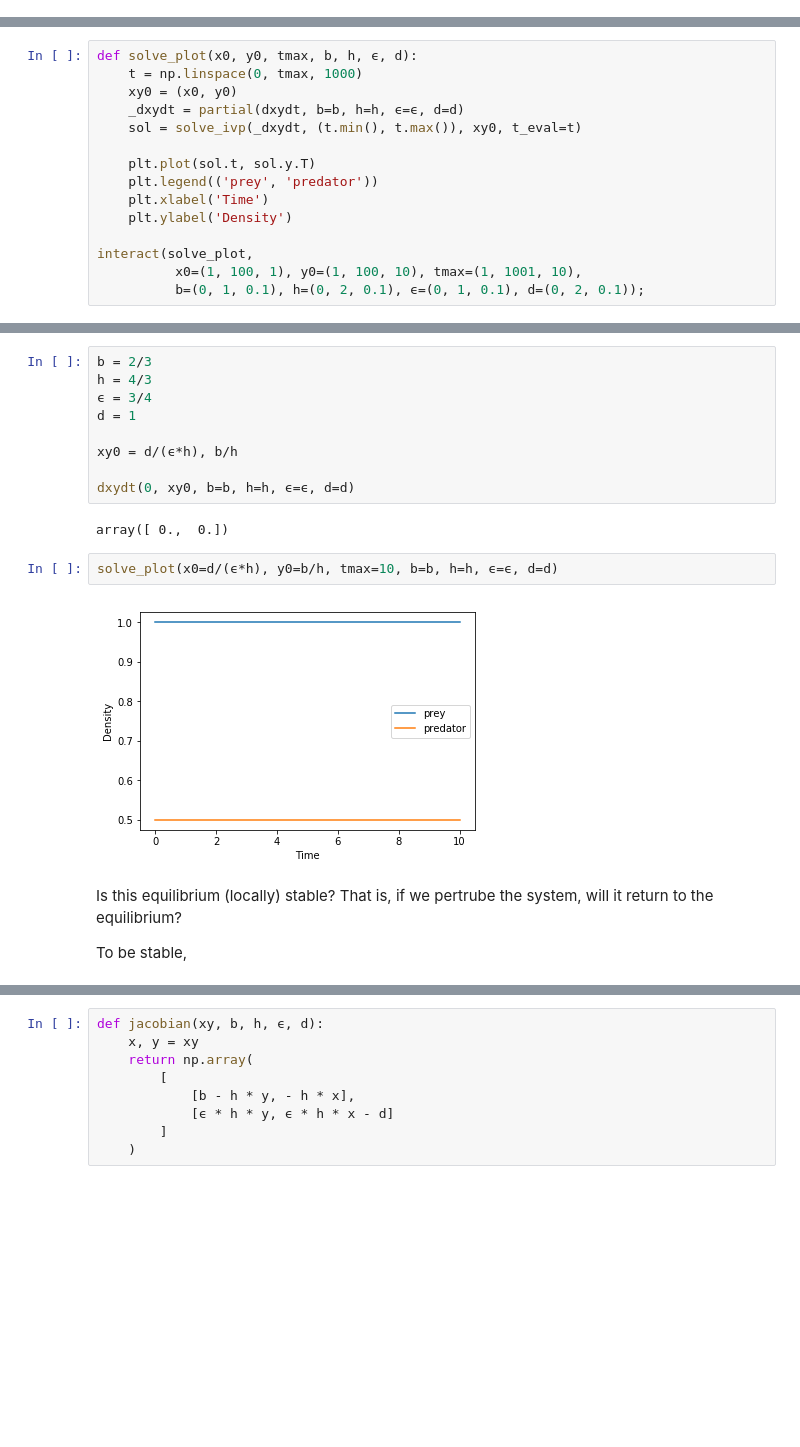
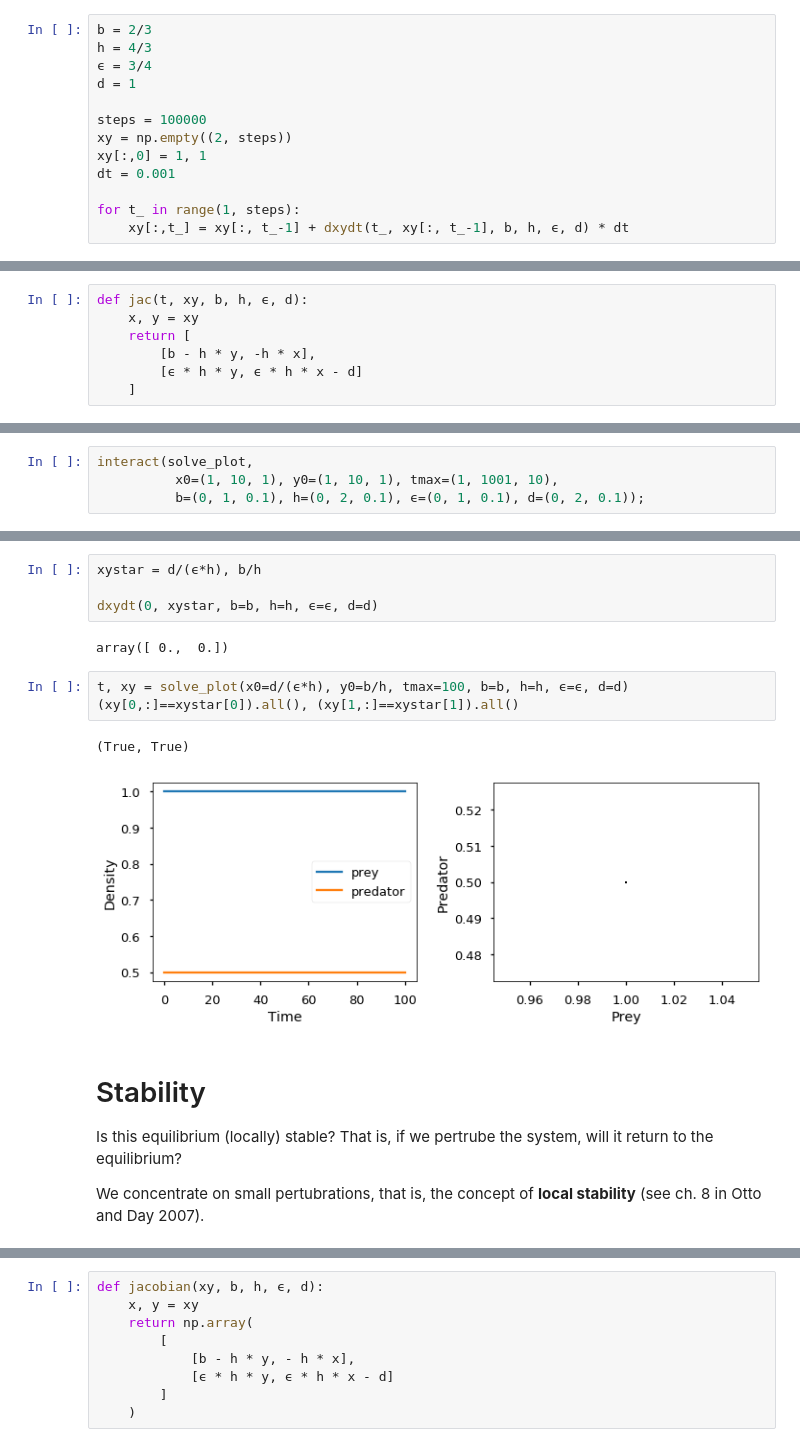
Before and after one commit to yoavram/SciComPy, a Jupyter notebook: notebooks/predator-prey.ipynb, the cells around one changed output, grey strips where cells are left out. Cells and saved outputs as stored; diff of their text form; blank space fills up the shorter version.

Commit message:
predator prey session first draft

```diff
--- a/notebooks/predator-prey.ipynb
+++ b/notebooks/predator-prey.ipynb
@@ -71,0 +52,13 @@ We can explore the dynamics for different values using `interact`:
+# %%
+b = 2/3
+h = 4/3
+ϵ = 3/4
+d = 1
+
+steps = 100000
+xy = np.empty((2, steps))
+xy[:,0] = 1, 1
+dt = 0.001
+
+for t_ in range(1, steps):
+    xy[:,t_] = xy[:, t_-1] + dxydt(t_, xy[:, t_-1], b, h, ϵ, d) * dt
@@ -71,0 +83,7 @@ We can explore the dynamics for different values using `interact`:
+# %%
+def jac(t, xy, b, h, ϵ, d):
+    x, y = xy
+    return [
+        [b - h * y, -h * x],
+        [ϵ * h * y, ϵ * h * x - d]
+    ]
@@ -72,17 +134,6 @@ We can explore the dynamics for different values using `interact`:
 # %%
-def solve_plot(x0, y0, tmax, b, h, ϵ, d):
-    t = np.linspace(0, tmax, 1000)
-    xy0 = (x0, y0)
-    _dxydt = partial(dxydt, b=b, h=h, ϵ=ϵ, d=d)
-    sol = solve_ivp(_dxydt, (t.min(), t.max()), xy0, t_eval=t)
-
-    plt.plot(sol.t, sol.y.T)
-    plt.legend(('prey', 'predator'))
-    plt.xlabel('Time')
-    plt.ylabel('Density')
-
 interact(solve_plot,
-          x0=(1, 100, 1), y0=(1, 100, 10), tmax=(1, 1001, 10),
+          x0=(1, 10, 1), y0=(1, 10, 1), tmax=(1, 1001, 10),
           b=(0, 1, 0.1), h=(0, 2, 0.1), ϵ=(0, 1, 0.1), d=(0, 2, 0.1));
 # %% [output]
 Failed to display Jupyter Widget of type interactive.
@@ -111,20 +172,19 @@ $$
 # %%
-b = 2/3
-h = 4/3
-ϵ = 3/4
-d = 1
+xystar = d/(ϵ*h), b/h
 
-xy0 = d/(ϵ*h), b/h
-
-dxydt(0, xy0, b=b, h=h, ϵ=ϵ, d=d)
+dxydt(0, xystar, b=b, h=h, ϵ=ϵ, d=d)
 # %% [output]
 array([ 0.,  0.])
 # %%
-solve_plot(x0=d/(ϵ*h), y0=b/h, tmax=10, b=b, h=h, ϵ=ϵ, d=d)
+t, xy = solve_plot(x0=d/(ϵ*h), y0=b/h, tmax=100, b=b, h=h, ϵ=ϵ, d=d)
+(xy[0,:]==xystar[0]).all(), (xy[1,:]==xystar[1]).all()
 # %% [output]
+(True, True)
-[figure, old version]
+[figure, new version]
 # %% [markdown]
+# Stability
+
 Is this equilibrium (locally) stable? That is, if we pertrube the system, will it return to the equilibrium?
 
-To be stable,
+We concentrate on small pertubrations, that is, the concept of **local stability** (see ch. 8 in Otto and Day 2007).
 # %%
```
Also changed, not shown: parts of 40 cells of this notebook.
